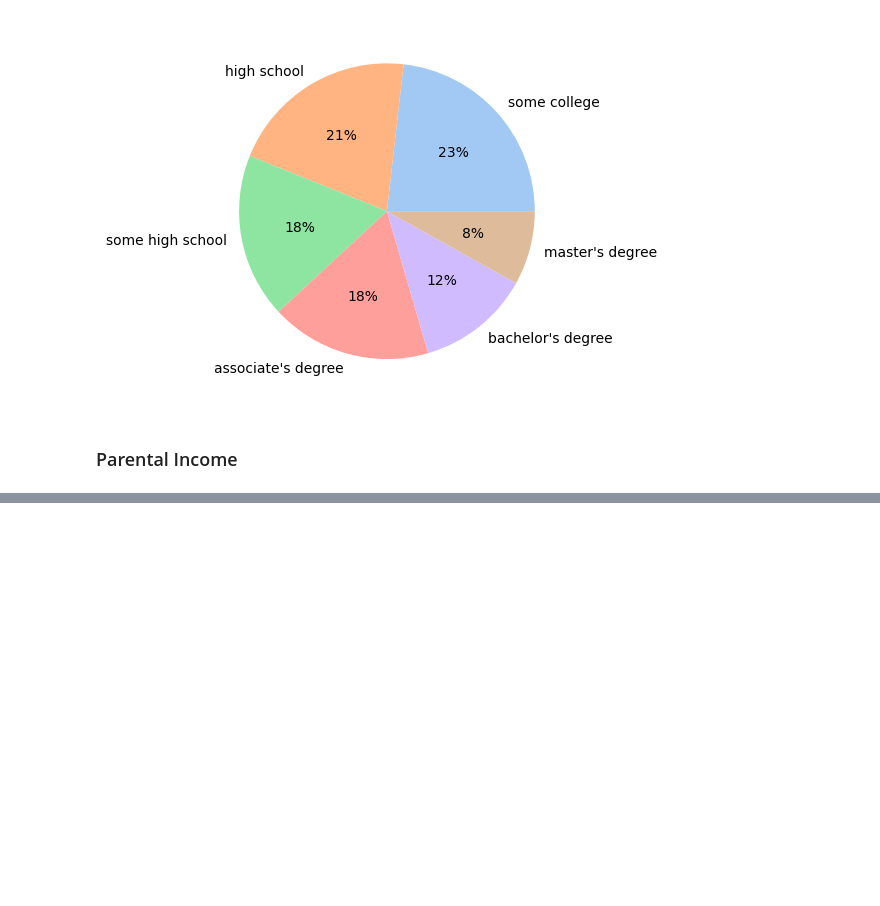
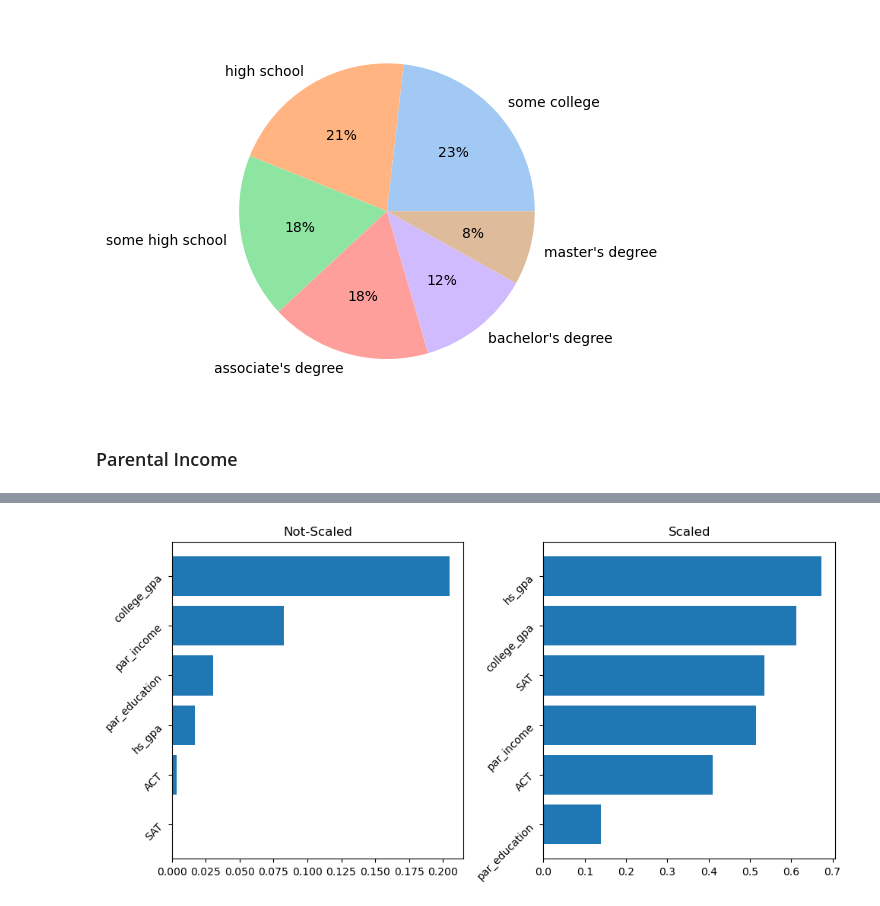
Before and after one commit to adam-peters/SummerResearch, a Jupyter notebook: graduation_rate_analysis.ipynb, the cells around one changed output, grey strips where cells are left out. Cells and saved outputs as stored; diff of their text form; code cells hidden in the pictures; blank space fills up the shorter version.

Commit message:
Added Mutual Information Scores

```diff
--- a/graduation_rate_analysis.ipynb
+++ b/graduation_rate_analysis.ipynb
@@ -154,0 +200,9 @@ sns.boxplot(data=grad_data)
+# %%
+def make_mi_scores(X, y, discrete_features):
+    mi_scores = mutual_info_regression(X, y, discrete_features=discrete_features)
+    mi_scores = pd.Series(mi_scores, name='MI Scores', index=X.columns)
+    mi_scores = mi_scores.sort_values(ascending=False)
+    return mi_scores
+# %%
+mi_scores = make_mi_scores(X, y, discrete_features)
+mi_scores
@@ -154,0 +217,3 @@ sns.boxplot(data=grad_data)
+# %%
+scaled_mi_scores = make_mi_scores(scaled_X, scaled_y, scaled_discrete_features)
+scaled_mi_scores
@@ -154,0 +228,22 @@ sns.boxplot(data=grad_data)
+# %%
+def plot_mi_scores(ax, name, score):
+    score = score.sort_values(ascending=True)
+    width = np.arange(len(score))
+    ticks = list(score.index)
+    ax.barh(width, score)
+    ax.set_yticks(width, ticks, rotation=45)
+    ax.set_title(name)
+# %%
+scores = {
+    "Not-Scaled": mi_scores,
+    "Scaled": scaled_mi_scores,
+}
+
+fig, axes = plt.subplots(1, 2, figsize=(10, 5))
+
+for ax, (name, score) in zip(axes, scores.items()):
+    plot_mi_scores(ax, name, score)
+
+fig.tight_layout()
+# %% [output]
+[figure, added]
```
Also changed, not shown: parts of 21 cells of this notebook.
